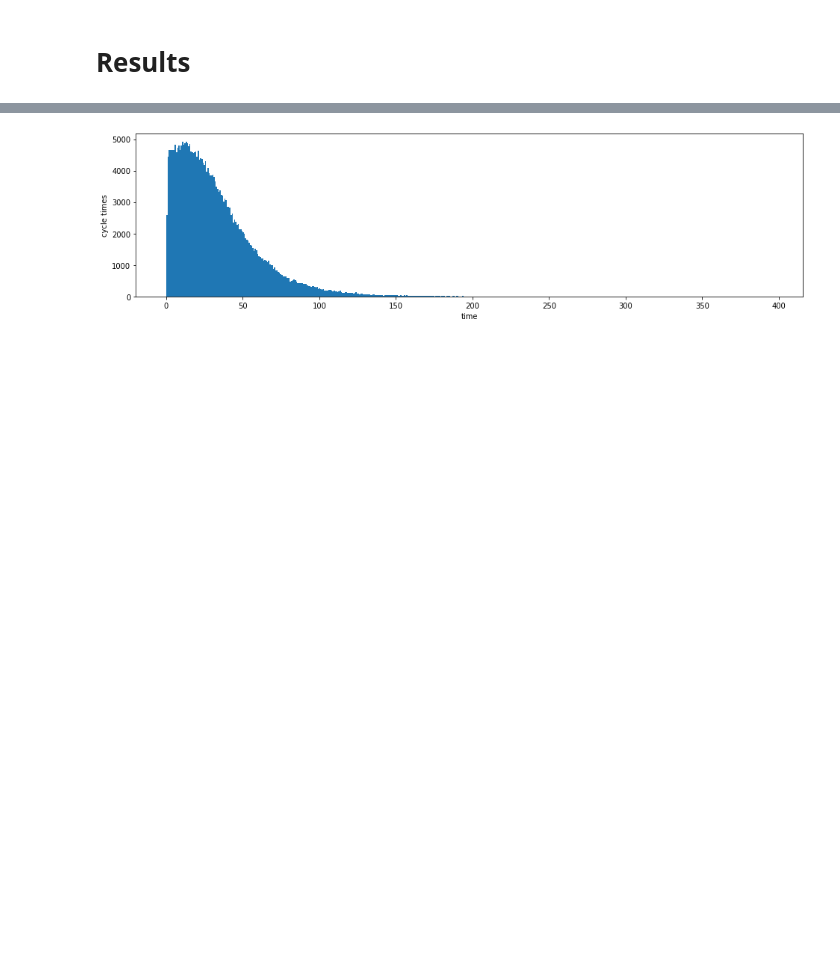
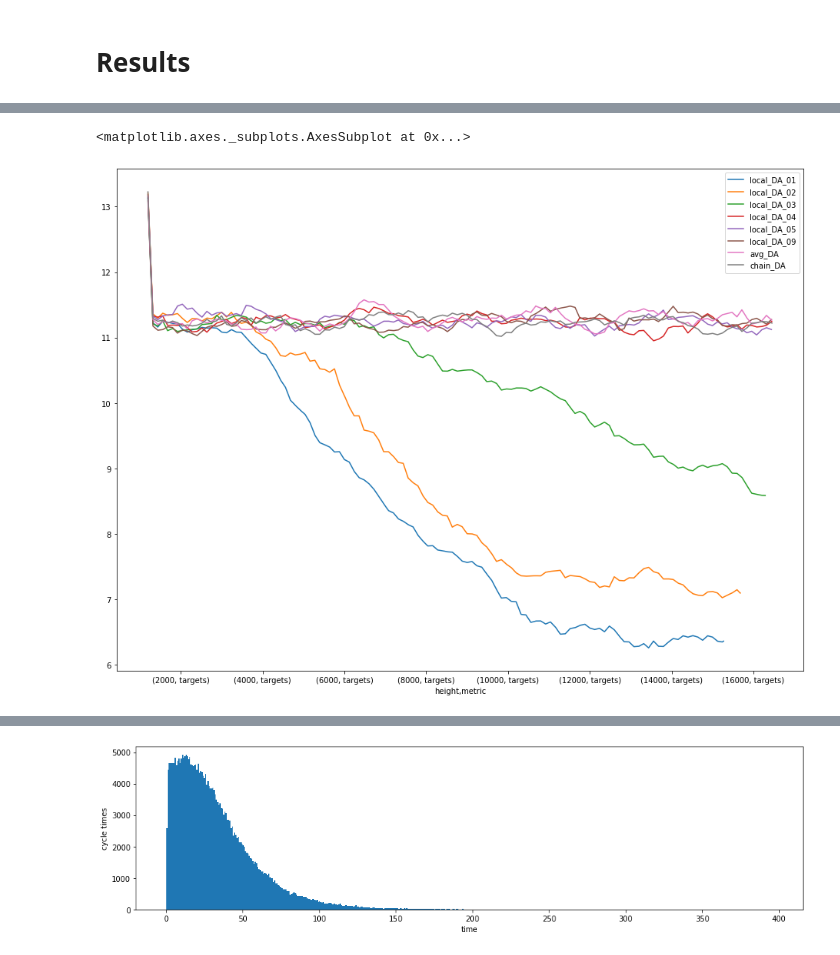
Before and after one commit to larskuhtz/ChainwebSimulations, a Jupyter notebook: DifficultyAdjustment.ipynb, the cells around one changed output, grey strips where cells are left out. Cells and saved outputs as stored; diff of their text form; code cells hidden in the pictures; blank space fills up the shorter version.

```diff
--- a/DifficultyAdjustment.ipynb
+++ b/DifficultyAdjustment.ipynb
@@ -545,0 +604,4 @@ cw = main(Config(LocalDA), 500000)
+# %%
+conf = Config(LocalDA)
+conf.BLOCK_TIME_CHOICE = 0.5
+cw_localDA_05 = main(conf, 500000)
@@ -601,7 +655,0 @@ cw = main(Config(AvgDA), 500000)
-# %%
-# Run standard config with ChainDA
-# * 1 hash function
-# * block time at .9 of solve time
-# * pact validation 0.02sec
-#
-cw = main(Config(ChainDA), 500000)
@@ -621,3 +659,14 @@ cw = main(Config(ChainDA), 500000)
 pd.options.display.float_format = '{:,.4f}'.format
 %matplotlib inline
 plt.rcParams["figure.figsize"] = [16,12]
+# %%
+def getData(cw):
+    chains = cw.chains
+    cs = pd.DataFrame()
+    cs["cycle times"] = pd.DataFrame(dict([(c.chain, pd.Series(c.cycleTimes)) for c in chains])).stack()
+    cs["blocked times"] = pd.DataFrame(dict([(c.chain, pd.Series(c.blockedTimes)) for c in chains])).stack()
+    cs["targets"] = pd.DataFrame(dict([(c.chain, pd.Series(c.targets)) for c in chains])).stack()
+    cs["new block times"] = pd.DataFrame(dict([(c.chain, pd.Series(c.newBlockTimes)) for c in chains])).stack()
+    cs["mine times"] = pd.DataFrame(dict([(c.chain, pd.Series(c.mineTimes)) for c in chains])).stack()
+    cs.index.names = ["height", "chain"]
+    return cs
@@ -623,0 +675,13 @@ plt.rcParams["figure.figsize"] = [16,12]
+# %%
+cs_localDA = pd.DataFrame({
+    "local_DA_01": getData(cw_localDA_01).stack(),
+    "local_DA_02": getData(cw_localDA_02).stack(),
+    "local_DA_03": getData(cw_localDA_03).stack(),
+    "local_DA_04": getData(cw_localDA_04).stack(),
+    "local_DA_05": getData(cw_localDA_05).stack(),
+    "local_DA_09": getData(cw).stack(),
+    "avg_DA": getData(cw_avgDA).stack(),
+    "chain_DA": getData(cw_chainDA).stack()
+})
+cs_localDA
+cs_localDA.index.names=["height", "chain", "metric"]
@@ -623,0 +707,11 @@ plt.rcParams["figure.figsize"] = [16,12]
+# %%
+# idx = 'mine times'
+# idx = 'blocked times'
+# idx = 'new block times'
+idx = 'targets'
+# idx = 'cycle times'
+d = cs_localDA.loc[(slice(None), slice(None), idx), slice(None)]
+d.mean(level=["height", "metric"]).rolling(window=1200).mean().plot()
+# %% [output]
+<matplotlib.axes._subplots.AxesSubplot at 0x...>
+[figure, added]
```
Also changed, not shown: parts of 20 cells of this notebook.
